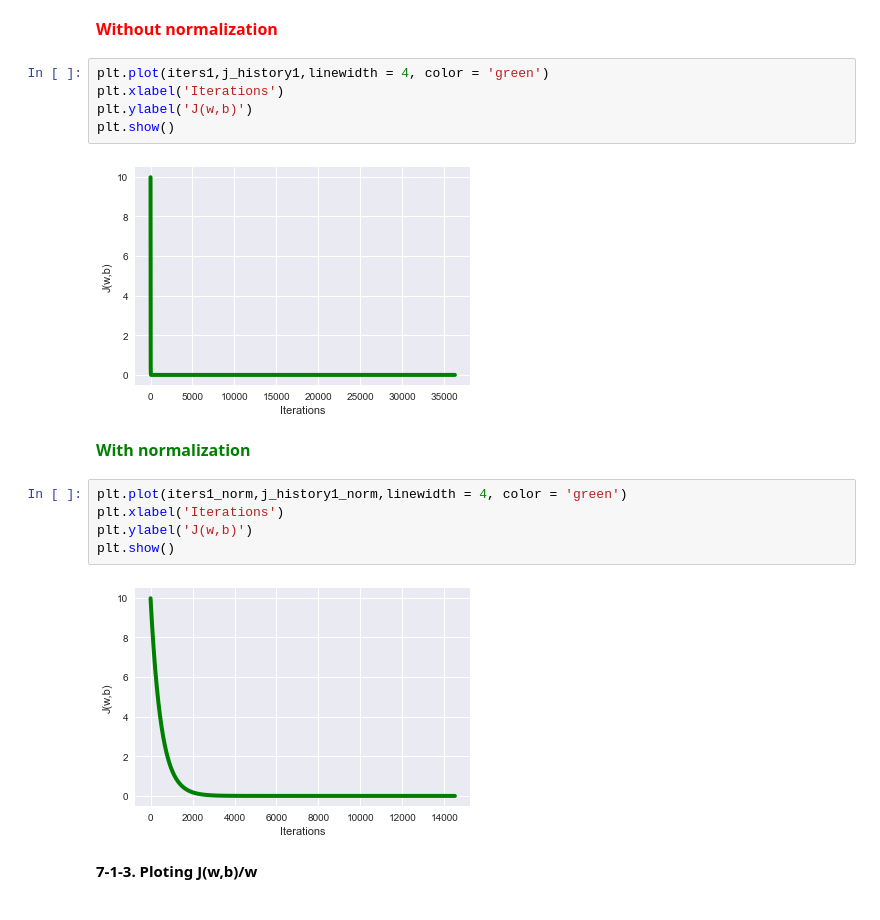
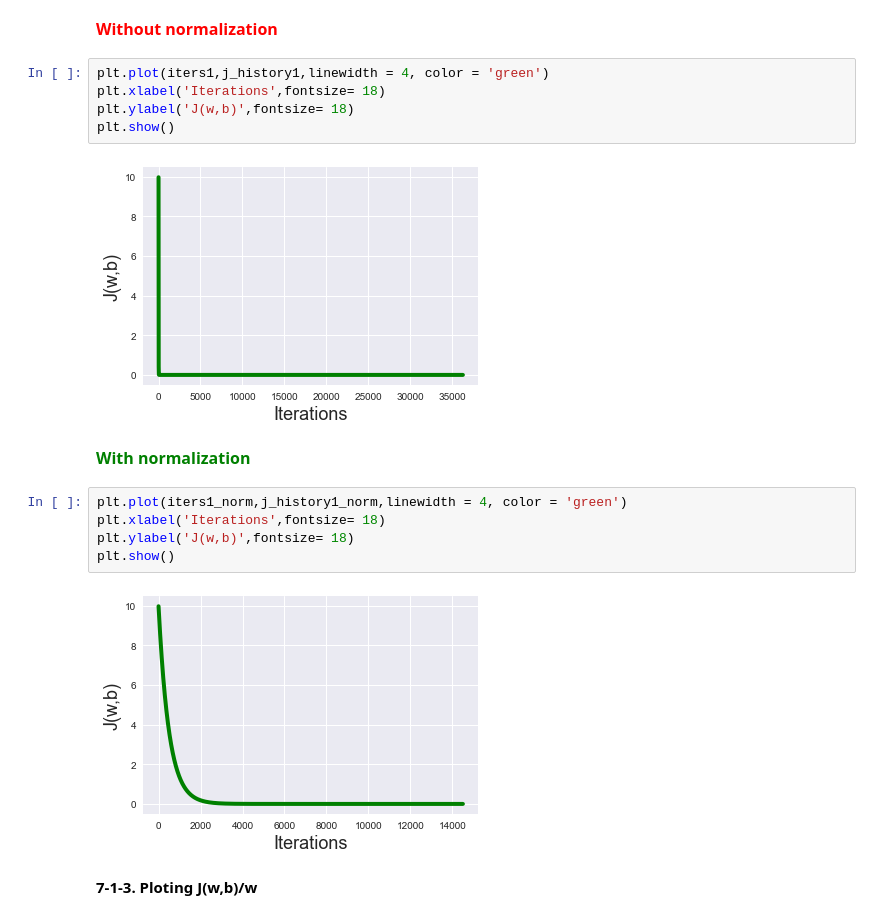
Before and after one commit to mahdi-khoshmaram/Linear-regression, a Jupyter notebook: Linear regression.ipynb, the cells around one changed output. Saved outputs shown, nothing was run; the diff lists cells and outputs as text.

Commit message:
font of X/Ylabel in plots increased

```diff
--- a/Linear regression.ipynb
+++ b/Linear regression.ipynb
@@ -271,11 +271,11 @@ b1_norm = 9.45278115434538e-06
         </p>
 # %%
 plt.plot(iters1,j_history1,linewidth = 4, color = 'green')
-plt.xlabel('Iterations')
-plt.ylabel('J(w,b)')
+plt.xlabel('Iterations',fontsize= 18)
+plt.ylabel('J(w,b)',fontsize= 18)
 plt.show()
 # %% [output]
-[figure, old version]
+[figure, new version]
 # %% [markdown]
 <p>
     <font size="3"
@@ -285,11 +285,11 @@ plt.show()
         </p>
 # %%
 plt.plot(iters1_norm,j_history1_norm,linewidth = 4, color = 'green')
-plt.xlabel('Iterations')
-plt.ylabel('J(w,b)')
+plt.xlabel('Iterations',fontsize= 18)
+plt.ylabel('J(w,b)',fontsize= 18)
 plt.show()
 # %% [output]
-[figure, old version]
+[figure, new version]
 # %% [markdown]
 <p><b>7-1-3. Ploting J(w,b)/w</b></p>
 # %% [markdown]
```
Also changed, not shown: parts of 8 cells of this notebook.
